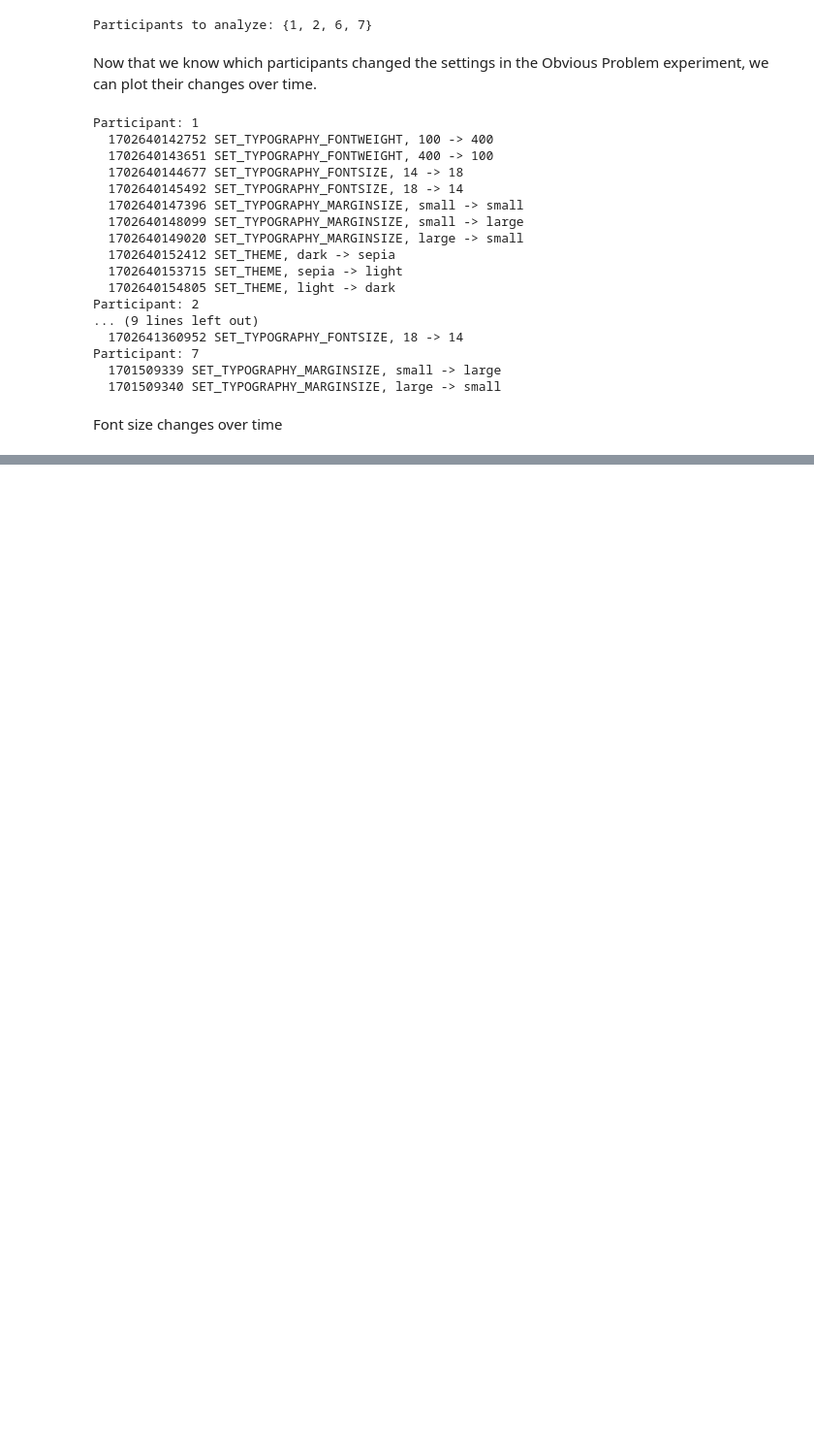
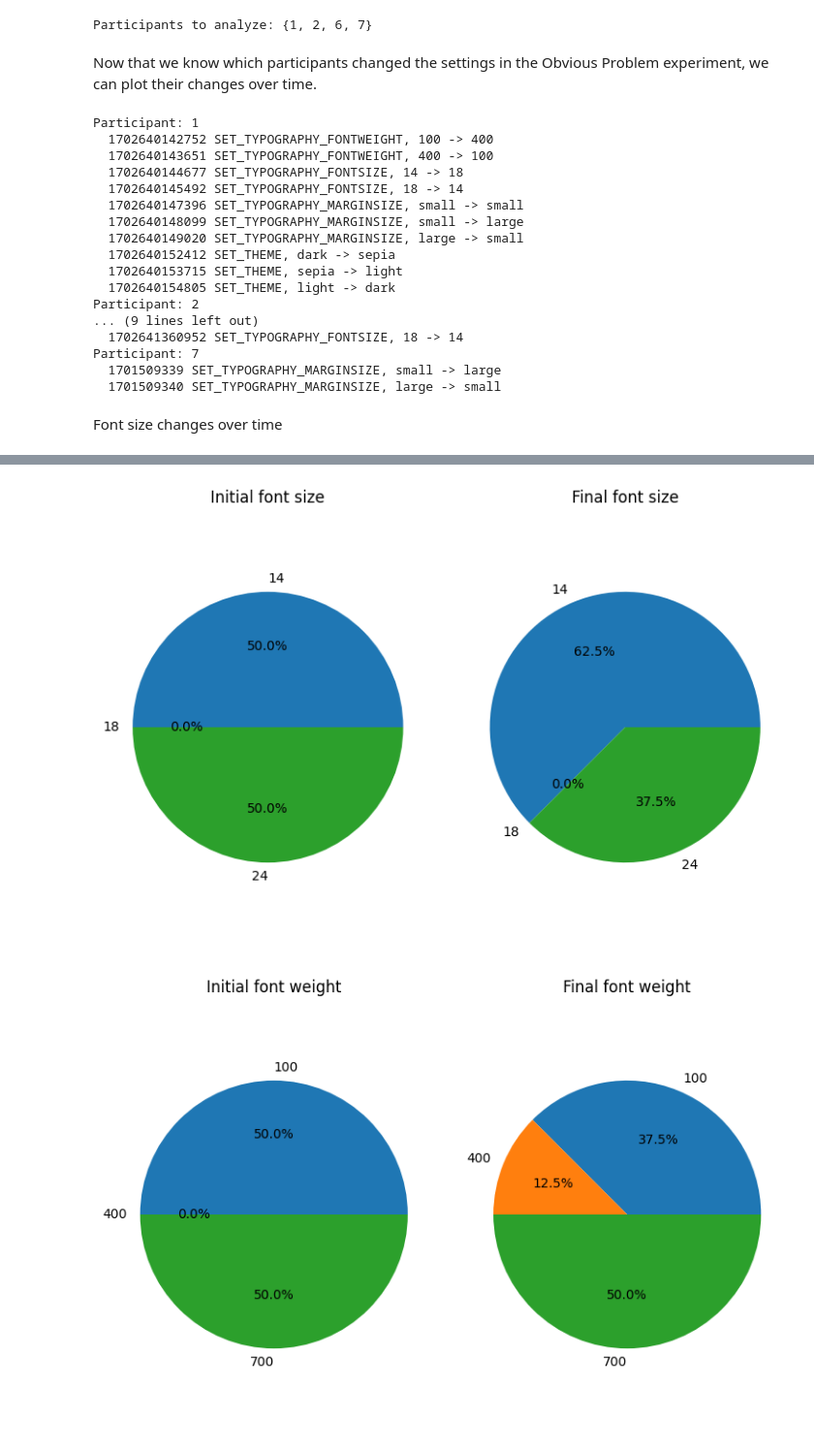
Before and after one commit to SlimShadyIAm/flow, a Jupyter notebook: apps/backend/presentation-adjustments.ipynb, the cells around one changed output, grey strips where cells are left out. Shown: that part at 97% size. Saved outputs shown, nothing was run; the diff lists cells and outputs as text; code cells hidden in the pictures; blank space fills up the shorter version.

```diff
--- a/apps/backend/presentation-adjustments.ipynb
+++ b/apps/backend/presentation-adjustments.ipynb
@@ -112,0 +169,8 @@ plot_changes(participants_to_analyze, "SET_TYPOGRAPHY_MARGINSIZE", "Margin", y_t
+# %%
+plot_changes_piechart(range(1, 9), "SET_TYPOGRAPHY_FONTSIZE", "fontSize", "font size", [14, 18, 24], convert_int=True)
+plot_changes_piechart(range(1, 9), "SET_TYPOGRAPHY_FONTWEIGHT", "fontWeight", "font weight", [100, 400, 700], convert_int=True)
+plot_changes_piechart(range(1, 9), "SET_TYPOGRAPHY_MARGINSIZE", "marginSize", "margin size", ['small', 'large'])
+plot_changes_piechart(range(1, 9), "SET_THEME", "colorScheme", "theme", ['light', 'sepia', 'dark'])
+# %% [output]
+[figure, added]
+[figure, added]
```
Also changed, not shown: parts of 4 cells of this notebook, 2 other files.
